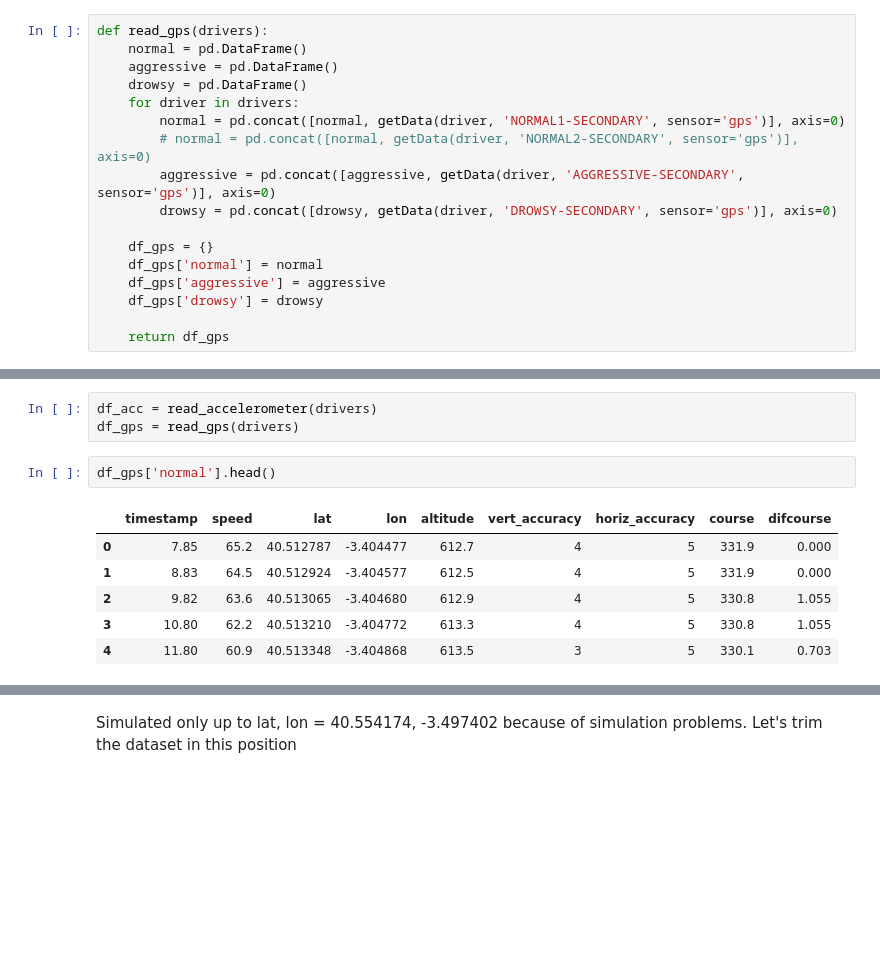
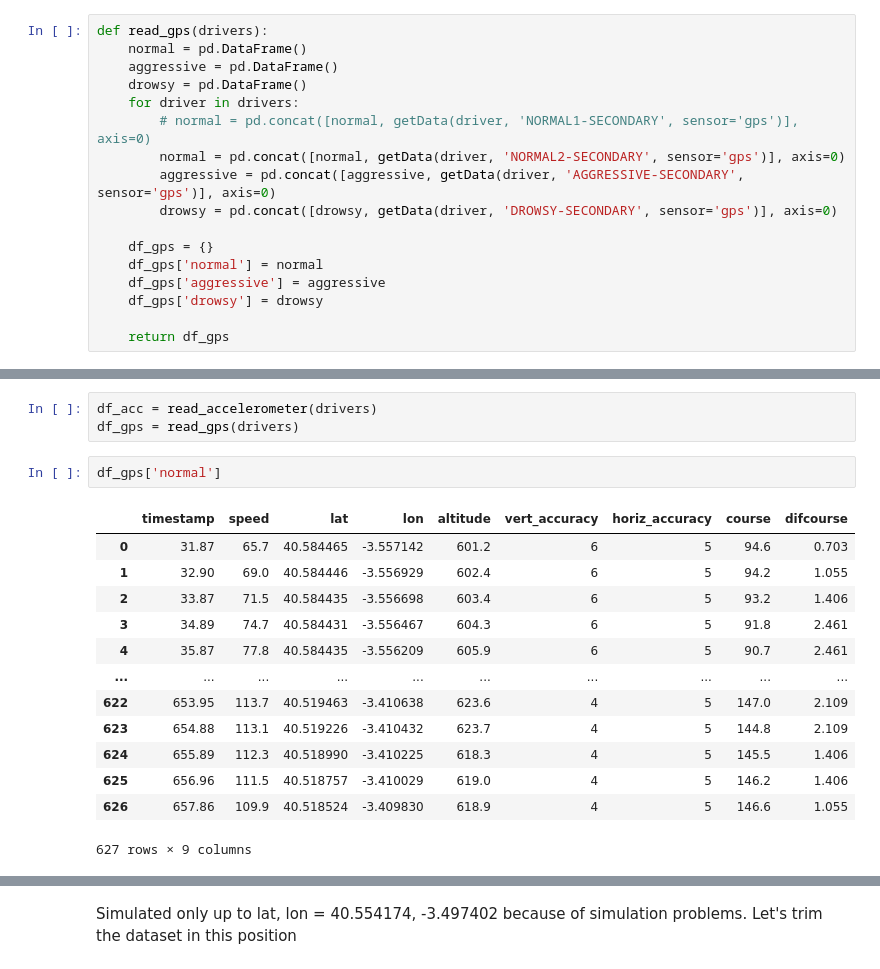
Before and after one commit to H-IAAC/sumo_carla_comparison, a Jupyter notebook: experiment1.ipynb, the cells around one changed output, grey strips where cells are left out. Saved outputs shown, nothing was run; the diff lists cells and outputs as text; blank space fills up the shorter version.

```diff
--- a/experiment1.ipynb
+++ b/experiment1.ipynb
@@ -293,8 +300,8 @@ def read_gps(drivers):
     aggressive = pd.DataFrame()
     drowsy = pd.DataFrame()
     for driver in drivers:
-        normal = pd.concat([normal, getData(driver, 'NORMAL1-SECONDARY', sensor='gps')], axis=0)
-        # normal = pd.concat([normal, getData(driver, 'NORMAL2-SECONDARY', sensor='gps')], axis=0)
+        # normal = pd.concat([normal, getData(driver, 'NORMAL1-SECONDARY', sensor='gps')], axis=0)
+        normal = pd.concat([normal, getData(driver, 'NORMAL2-SECONDARY', sensor='gps')], axis=0)
         aggressive = pd.concat([aggressive, getData(driver, 'AGGRESSIVE-SECONDARY', sensor='gps')], axis=0)
         drowsy = pd.concat([drowsy, getData(driver, 'DROWSY-SECONDARY', sensor='gps')], axis=0)
 
@@ -329,12 +336,19 @@ drivers = ['D1']
 df_acc = read_accelerometer(drivers)
 df_gps = read_gps(drivers)
 # %%
-df_gps['normal'].head()
+df_gps['normal']
 # %% [output]
 |  | timestamp | speed | lat | lon | altitude | vert_accuracy | horiz_accuracy | course | difcourse |
-| 0 | 7.85 | 65.2 | 40.512787 | -3.404477 | 612.7 | 4 | 5 | 331.9 | 0.000 |
-| 1 | 8.83 | 64.5 | 40.512924 | -3.404577 | 612.5 | 4 | 5 | 331.9 | 0.000 |
-| 2 | 9.82 | 63.6 | 40.513065 | -3.404680 | 612.9 | 4 | 5 | 330.8 | 1.055 |
-| 3 | 10.80 | 62.2 | 40.513210 | -3.404772 | 613.3 | 4 | 5 | 330.8 | 1.055 |
-| 4 | 11.80 | 60.9 | 40.513348 | -3.404868 | 613.5 | 3 | 5 | 330.1 | 0.703 |
+| 0 | 31.87 | 65.7 | 40.584465 | -3.557142 | 601.2 | 6 | 5 | 94.6 | 0.703 |
+| 1 | 32.90 | 69.0 | 40.584446 | -3.556929 | 602.4 | 6 | 5 | 94.2 | 1.055 |
+| 2 | 33.87 | 71.5 | 40.584435 | -3.556698 | 603.4 | 6 | 5 | 93.2 | 1.406 |
+| 3 | 34.89 | 74.7 | 40.584431 | -3.556467 | 604.3 | 6 | 5 | 91.8 | 2.461 |
+| 4 | 35.87 | 77.8 | 40.584435 | -3.556209 | 605.9 | 6 | 5 | 90.7 | 2.461 |
+| ... | ... | ... | ... | ... | ... | ... | ... | ... | ... |
+| 622 | 653.95 | 113.7 | 40.519463 | -3.410638 | 623.6 | 4 | 5 | 147.0 | 2.109 |
+| 623 | 654.88 | 113.1 | 40.519226 | -3.410432 | 623.7 | 4 | 5 | 144.8 | 2.109 |
+| 624 | 655.89 | 112.3 | 40.518990 | -3.410225 | 618.3 | 4 | 5 | 145.5 | 1.406 |
+| 625 | 656.96 | 111.5 | 40.518757 | -3.410029 | 619.0 | 4 | 5 | 146.2 | 1.406 |
+| 626 | 657.86 | 109.9 | 40.518524 | -3.409830 | 618.9 | 4 | 5 | 146.6 | 1.055 |
+627 rows × 9 columns
 # %%
```
Also changed, not shown: parts of 24 cells of this notebook, 49 other files.
